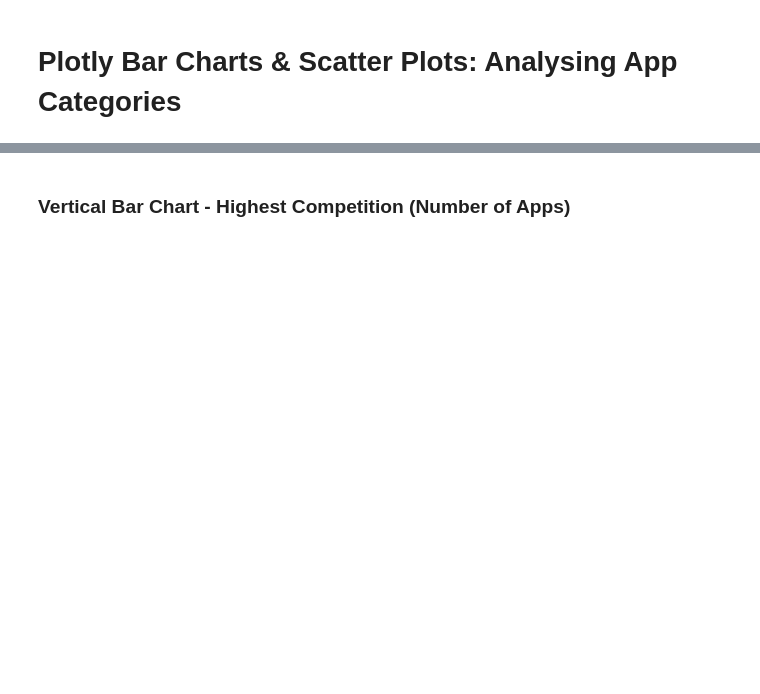
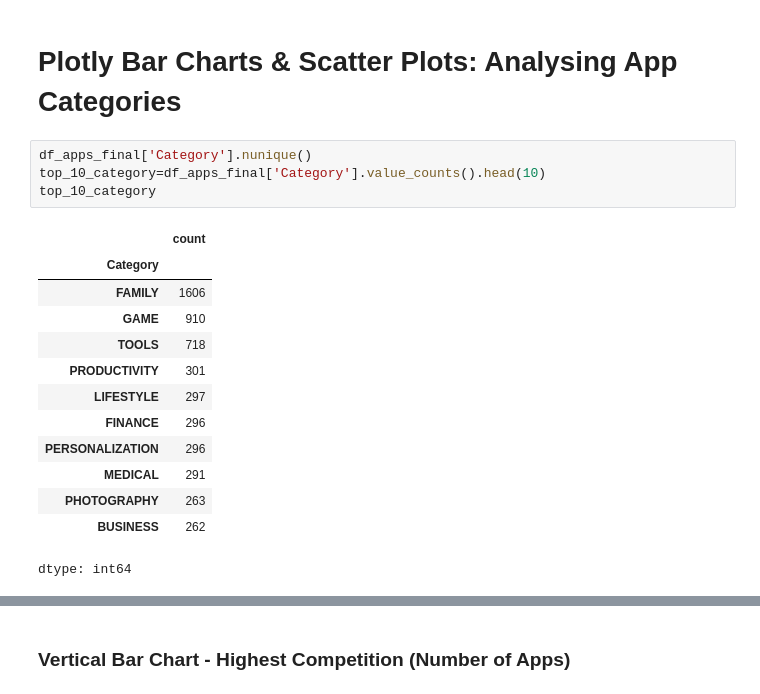
Before and after one commit to shadow19941019/100_day_of_code, a Jupyter notebook: Google_Play_Store_App_Analytics_(start).ipynb, the cells around one changed output, grey strips where cells are left out. Saved outputs shown, nothing was run; the diff lists cells and outputs as text; blank space fills up the shorter version.

```diff
--- a/Google_Play_Store_App_Analytics_(start).ipynb
+++ b/Google_Play_Store_App_Analytics_(start).ipynb
@@ -186,2 +316,20 @@ Add a column called 'Revenue_Estimate' to the DataFrame. This column should hold
 # %% [markdown]
 # Plotly Bar Charts & Scatter Plots: Analysing App Categories
+# %%
+df_apps_final['Category'].nunique()
+top_10_category=df_apps_final['Category'].value_counts().head(10)
+top_10_category
+# %% [output]
+|  | count |
+| Category |  |
+| FAMILY | 1606 |
+| GAME | 910 |
+| TOOLS | 718 |
+| PRODUCTIVITY | 301 |
+| LIFESTYLE | 297 |
+| FINANCE | 296 |
+| PERSONALIZATION | 296 |
+| MEDICAL | 291 |
+| PHOTOGRAPHY | 263 |
+| BUSINESS | 262 |
+dtype: int64
```
Also changed, not shown: parts of 13 cells of this notebook.
